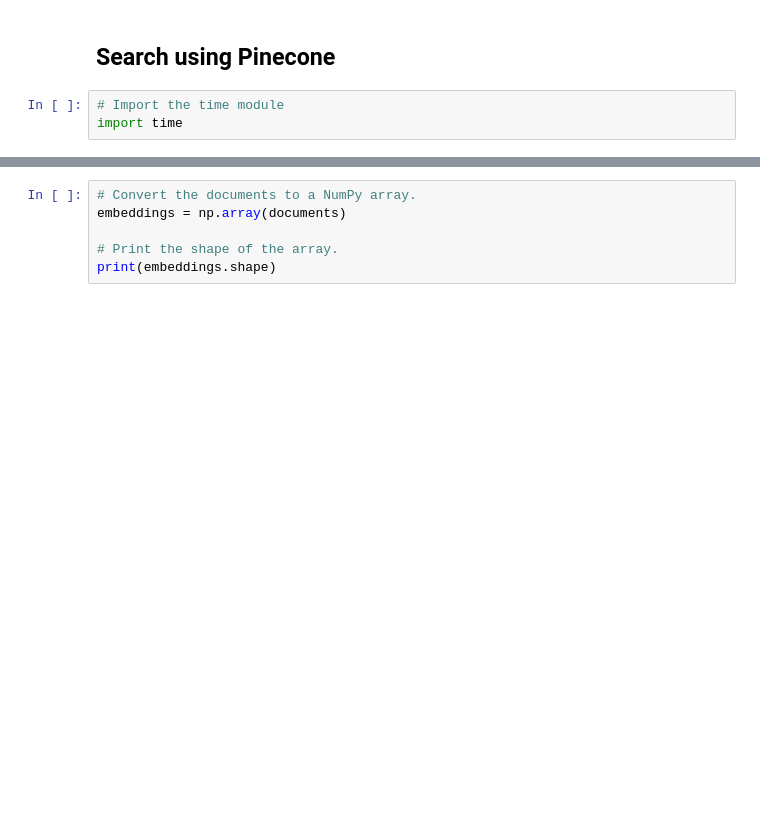
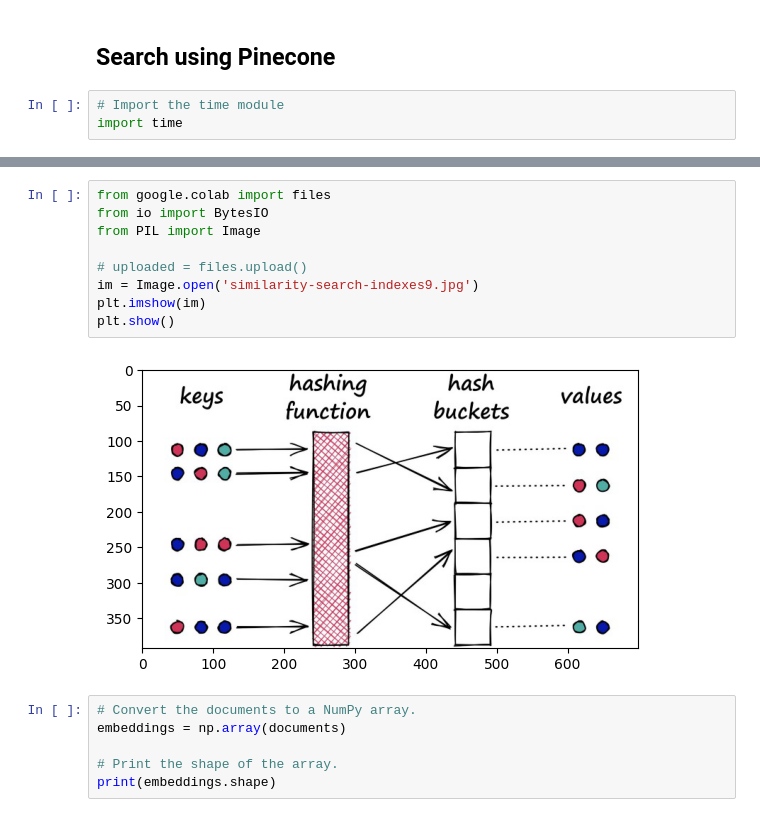
Before and after one commit to MUZAMMIL7786/ai_semantic_search_pinecone, a Jupyter notebook: scripts/ai_semantic_search_pinecone.ipynb, the cells around one changed output, grey strips where cells are left out. Drawn from its saved outputs; the diff is of its cells as text; blank space fills up the shorter version.

```diff
--- a/scripts/ai_semantic_search_pinecone.ipynb
+++ b/scripts/ai_semantic_search_pinecone.ipynb
@@ -655,3 +641,14 @@ performance
+# %%
+from google.colab import files
+from io import BytesIO
+from PIL import Image
+
+# uploaded = files.upload()
+im = Image.open('similarity-search-indexes9.jpg')
+plt.imshow(im)
+plt.show()
+# %% [output]
+[figure, added]
 # %%
 # Convert the documents to a NumPy array.
 embeddings = np.array(documents)
```
Also changed, not shown: parts of 29 cells of this notebook, 4 other files.
